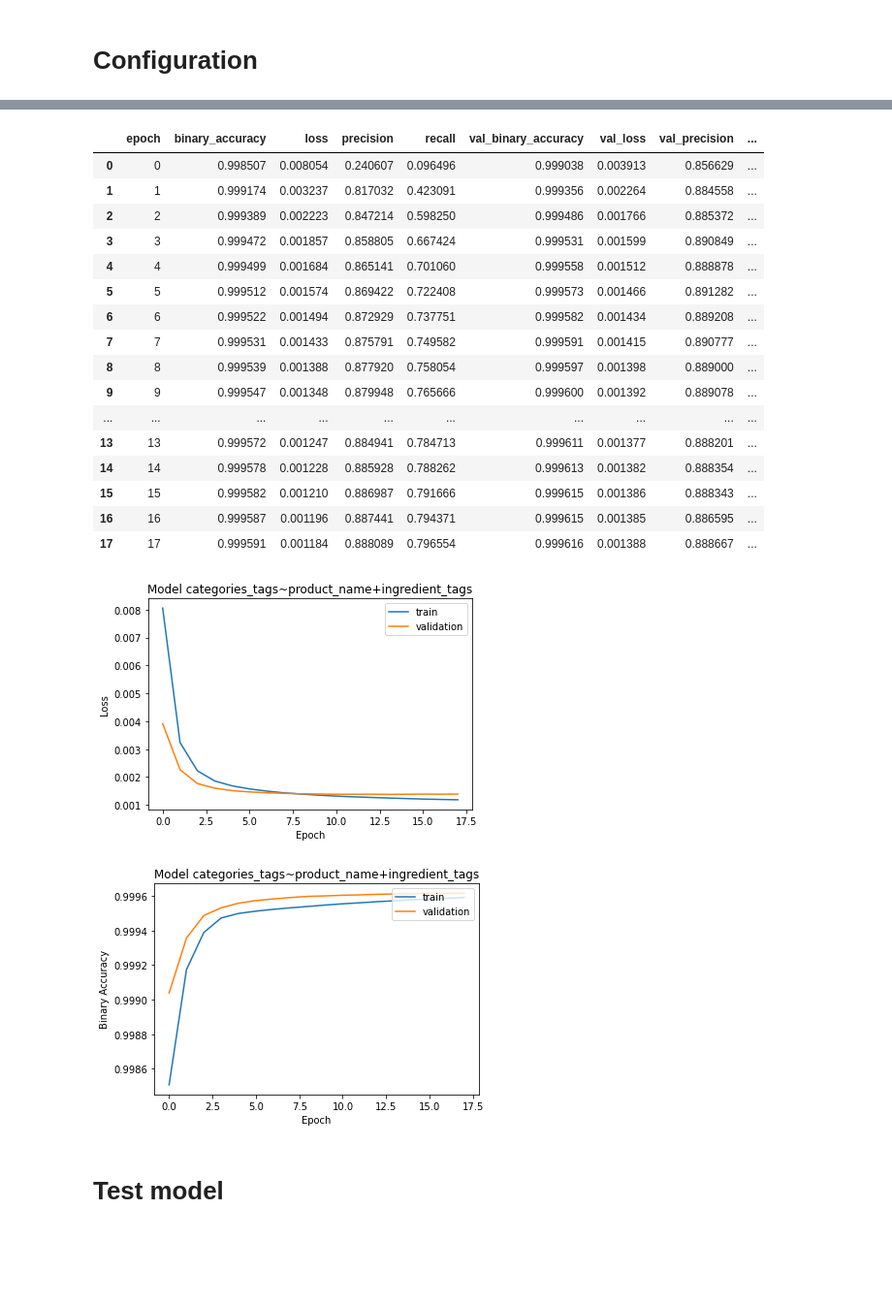
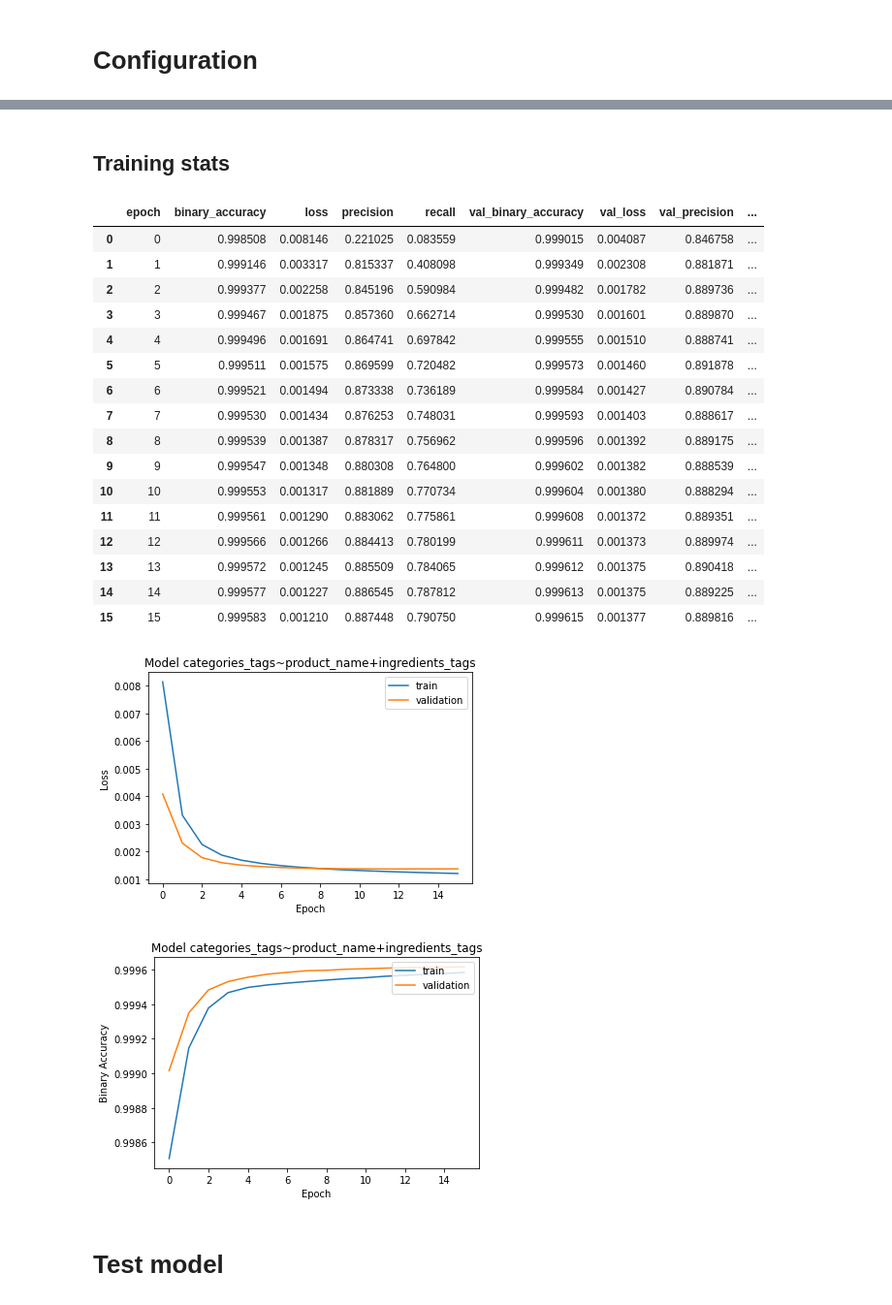
Before and after one commit to openfoodfacts/off-category-classification, a Jupyter notebook: experiments/Train.ipynb, the cells around one changed output, grey strips where cells are left out. Shown at 97% size. Drawn from its saved outputs; the diff is of its cells as text; code cells hidden in the pictures; blank space fills up the shorter version.

```diff
--- a/experiments/Train.ipynb
+++ b/experiments/Train.ipynb
@@ -192,18 +96,20 @@ val_ds = create_dataframe("val", "xx")
 # %% [markdown]
 # Configuration
 # %%
-# load config json
-import json
-
-# Opening JSON file
 with open('../config.json') as json_file:
     json_config = json.load(json_file)
-json_config
+    config = dacite.from_dict(Config, json_config)
 
-config=dacite.from_dict(Config, json_config)
-model_config=config.model_config
+model_config = config.model_config
+train_config = config.train_config
 
-output_dir:pathlib.Path = pathlib.Path("../models")
-replicates = 1
+MODEL_BASE_DIR = pathlib.Path('../model')
+CACHE_DIR = pathlib.Path('../tensorflow_cache')
 
-output_dir.mkdir(parents=True, exist_ok=True)
+PREPROC_BATCH_SIZE = 10_000  # some large value
+PREDICT_BATCH_SIZE = 128
+
+# splits are handled by `tfds.load`, see doc for more elaborate ways to sample
+TRAIN_SPLIT = 'train'
+VAL_SPLIT = 'val'
+TEST_SPLIT = 'test'
@@ -293,48 +391,46 @@ Wall time: 2h 2min 48s
+# %% [markdown]
+## Training stats
 # %%
-log_data = pd.read_csv('../models/training.log', sep=',', engine='python')
+log_data = pd.read_csv(MODEL_DIR / 'training.log')
 log_data
 # %% [output]
 |  | epoch | binary_accuracy | loss | precision | recall | val_binary_accuracy | val_loss | val_precision | ... |
-| 0 | 0 | 0.998507 | 0.008054 | 0.240607 | 0.096496 | 0.999038 | 0.003913 | 0.856629 | ... |
-| 1 | 1 | 0.999174 | 0.003237 | 0.817032 | 0.423091 | 0.999356 | 0.002264 | 0.884558 | ... |
-| 2 | 2 | 0.999389 | 0.002223 | 0.847214 | 0.598250 | 0.999486 | 0.001766 | 0.885372 | ... |
-| 3 | 3 | 0.999472 | 0.001857 | 0.858805 | 0.667424 | 0.999531 | 0.001599 | 0.890849 | ... |
-| 4 | 4 | 0.999499 | 0.001684 | 0.865141 | 0.701060 | 0.999558 | 0.001512 | 0.888878 | ... |
-| 5 | 5 | 0.999512 | 0.001574 | 0.869422 | 0.722408 | 0.999573 | 0.001466 | 0.891282 | ... |
-| 6 | 6 | 0.999522 | 0.001494 | 0.872929 | 0.737751 | 0.999582 | 0.001434 | 0.889208 | ... |
-| 7 | 7 | 0.999531 | 0.001433 | 0.875791 | 0.749582 | 0.999591 | 0.001415 | 0.890777 | ... |
-| 8 | 8 | 0.999539 | 0.001388 | 0.877920 | 0.758054 | 0.999597 | 0.001398 | 0.889000 | ... |
-| 9 | 9 | 0.999547 | 0.001348 | 0.879948 | 0.765666 | 0.999600 | 0.001392 | 0.889078 | ... |
-| ... | ... | ... | ... | ... | ... | ... | ... | ... | ... |
-| 13 | 13 | 0.999572 | 0.001247 | 0.884941 | 0.784713 | 0.999611 | 0.001377 | 0.888201 | ... |
-| 14 | 14 | 0.999578 | 0.001228 | 0.885928 | 0.788262 | 0.999613 | 0.001382 | 0.888354 | ... |
-| 15 | 15 | 0.999582 | 0.001210 | 0.886987 | 0.791666 | 0.999615 | 0.001386 | 0.888343 | ... |
-| 16 | 16 | 0.999587 | 0.001196 | 0.887441 | 0.794371 | 0.999615 | 0.001385 | 0.886595 | ... |
-| 17 | 17 | 0.999591 | 0.001184 | 0.888089 | 0.796554 | 0.999616 | 0.001388 | 0.888667 | ... |
+| 0 | 0 | 0.998508 | 0.008146 | 0.221025 | 0.083559 | 0.999015 | 0.004087 | 0.846758 | ... |
+| 1 | 1 | 0.999146 | 0.003317 | 0.815337 | 0.408098 | 0.999349 | 0.002308 | 0.881871 | ... |
+| 2 | 2 | 0.999377 | 0.002258 | 0.845196 | 0.590984 | 0.999482 | 0.001782 | 0.889736 | ... |
+| 3 | 3 | 0.999467 | 0.001875 | 0.857360 | 0.662714 | 0.999530 | 0.001601 | 0.889870 | ... |
+| 4 | 4 | 0.999496 | 0.001691 | 0.864741 | 0.697842 | 0.999555 | 0.001510 | 0.888741 | ... |
+| 5 | 5 | 0.999511 | 0.001575 | 0.869599 | 0.720482 | 0.999573 | 0.001460 | 0.891878 | ... |
+| 6 | 6 | 0.999521 | 0.001494 | 0.873338 | 0.736189 | 0.999584 | 0.001427 | 0.890784 | ... |
+| 7 | 7 | 0.999530 | 0.001434 | 0.876253 | 0.748031 | 0.999593 | 0.001403 | 0.888617 | ... |
+| 8 | 8 | 0.999539 | 0.001387 | 0.878317 | 0.756962 | 0.999596 | 0.001392 | 0.889175 | ... |
+| 9 | 9 | 0.999547 | 0.001348 | 0.880308 | 0.764800 | 0.999602 | 0.001382 | 0.888539 | ... |
+| 10 | 10 | 0.999553 | 0.001317 | 0.881889 | 0.770734 | 0.999604 | 0.001380 | 0.888294 | ... |
+| 11 | 11 | 0.999561 | 0.001290 | 0.883062 | 0.775861 | 0.999608 | 0.001372 | 0.889351 | ... |
+| 12 | 12 | 0.999566 | 0.001266 | 0.884413 | 0.780199 | 0.999611 | 0.001373 | 0.889974 | ... |
+| 13 | 13 | 0.999572 | 0.001245 | 0.885509 | 0.784065 | 0.999612 | 0.001375 | 0.890418 | ... |
+| 14 | 14 | 0.999577 | 0.001227 | 0.886545 | 0.787812 | 0.999613 | 0.001375 | 0.889225 | ... |
+| 15 | 15 | 0.999583 | 0.001210 | 0.887448 | 0.790750 | 0.999615 | 0.001377 | 0.889816 | ... |
 # %%
-import matplotlib.pyplot as plt
-
 plt.plot(log_data['epoch'],log_data['loss'])
 plt.plot(log_data['epoch'],log_data['val_loss'])
-plt.title('Model categories_tags~product_name+ingredient_tags')
+plt.title(f"Model {labels}~{'+'.join(inputs.keys())}")
 plt.ylabel('Loss')
 plt.xlabel('Epoch')
 plt.legend(['train' , 'validation'] , loc = 'upper right')
 plt.show()
 # %% [output]
-[figure, old version]
+[figure, new version]
 # %%
-import matplotlib.pyplot as plt
-
 plt.plot(log_data['epoch'],log_data['binary_accuracy'])
 plt.plot(log_data['epoch'],log_data['val_binary_accuracy'])
-plt.title('Model categories_tags~product_name+ingredient_tags')
+plt.title(f"Model {labels}~{'+'.join(inputs.keys())}")
 plt.ylabel('Binary Accuracy')
 plt.xlabel('Epoch')
 plt.legend(['train' , 'validation'] , loc = 'upper right')
 plt.show()
 # %% [output]
-[figure, old version]
+[figure, new version]
 # %% [markdown]
 # Test model
 # %%
```
Also changed, not shown: parts of 49 cells of this notebook, 8 other files.
